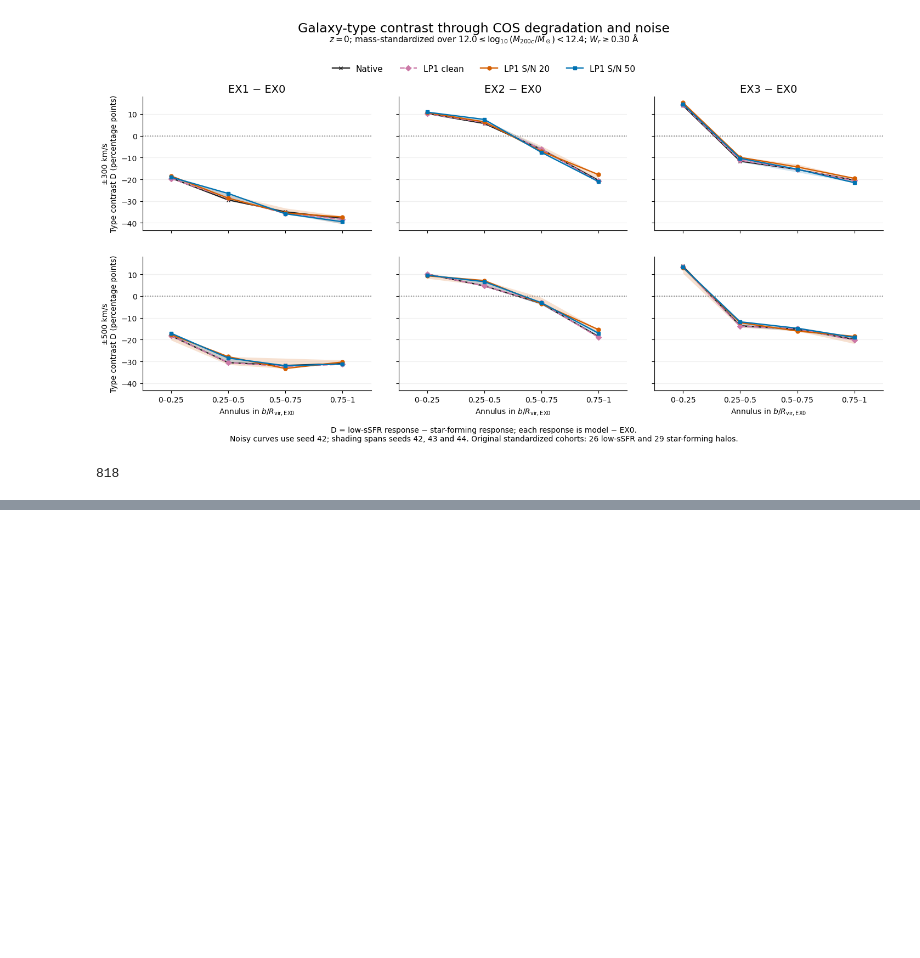
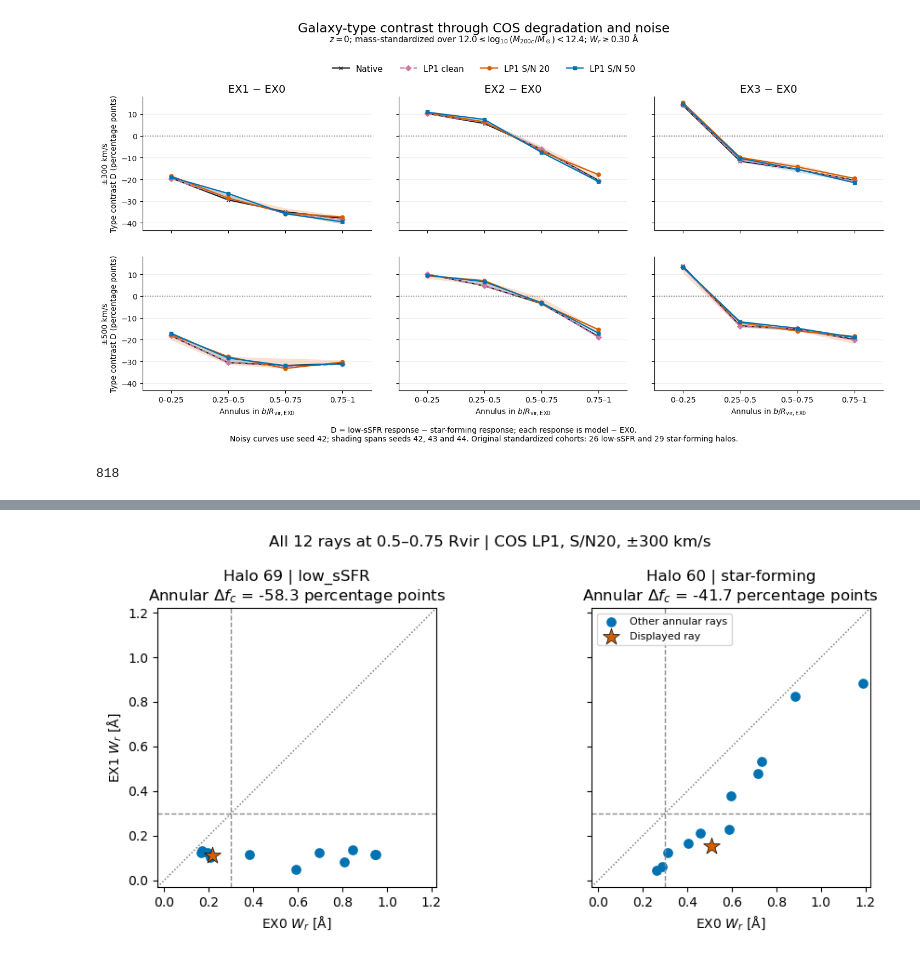
Before and after one commit to gogoi7/lya_forest_ml, a Jupyter notebook: notebooks/03_experiments.ipynb, the cells around one changed output, grey strips where cells are left out. Drawn from its saved outputs; the diff is of its cells as text; code cells hidden in the pictures; blank space fills up the shorter version.

Commit message:
Checkpoint galaxy figures, spectrum viewer, and local cutout workflow

```diff
--- a/notebooks/03_experiments.ipynb
+++ b/notebooks/03_experiments.ipynb
@@ -3714,0 +4128,80 @@ robustness_caption = (
+# %%
+fig, axes = plt.subplots(
+    1, 2, figsize=(10, 4.5), sharex=True, sharey=True
+)
+audit_rows = []
+limits = [0.0, 0.30]
+
+for ax, group_id, plotted_ray in zip(
+    axes, showcase_halo_ids, showcase_plot_ids
+):
+    reference_rays = showcase_data["EX_0"]["rays"]
+    ids = reference_rays.index[
+        reference_rays["group_id_EX0"].eq(group_id)
+        & reference_rays["b_bin"].eq(2)
+    ]
+
+    ew = {}
+    for model in ["EX_0", "EX_1"]:
+        data = showcase_data[model]
+        ew[model] = pd.Series(
+            data["ew_300"]["lp1_snr20"],
+            index=data["rays"].index,
+        ).loc[ids]
+
+    w0, w1 = ew["EX_0"], ew["EX_1"]
+    covered0, covered1 = w0.ge(0.30), w1.ge(0.30)
+    delta_fc = 100 * (covered1.mean() - covered0.mean())
+
+    other = ids != plotted_ray
+    ax.scatter(
+        w0.loc[ids[other]], w1.loc[ids[other]],
+        s=45, color="#0072B2", label="Other annular rays",
+    )
+    ax.scatter(
+        w0.loc[plotted_ray], w1.loc[plotted_ray],
+        marker="*", s=180, color="#D55E00",
+        edgecolor="black", linewidth=0.5,
+        label="Displayed ray", zorder=5,
+    )
+
+    kind = showcase_halos.loc[group_id, "type_EX0"]
+    ax.set_title(
+        f"Halo {group_id} | {kind}\n"
+        rf"Annular $\Delta f_c$ = {delta_fc:+.1f} percentage points"
+    )
+    ax.set_xlabel(r"EX0 $W_r$ [Å]")
+    ax.axvline(0.30, color="0.55", linestyle="--", linewidth=1)
+    ax.axhline(0.30, color="0.55", linestyle="--", linewidth=1)
+
+    limits.extend(w0.to_list() + w1.to_list())
+    audit_rows.append({
+        "group_id_EX0": group_id,
+        "type_EX0": kind,
+        "n_rays": len(ids),
+        "covered_EX0": int(covered0.sum()),
+        "covered_EX1": int(covered1.sum()),
+        "uncovered_to_covered": int((~covered0 & covered1).sum()),
+        "covered_to_uncovered": int((covered0 & ~covered1).sum()),
+        "delta_fc030_pp": delta_fc,
+        "mean_delta_EW_A": (w1 - w0).mean(),
+    })
+
+bounds = (min(limits) - 0.03, max(limits) + 0.03)
+for ax in axes:
+    ax.plot(bounds, bounds, ":", color="0.4", linewidth=1)
+    ax.set(xlim=bounds, ylim=bounds)
+    ax.set_aspect("equal", adjustable="box")
+
+axes[0].set_ylabel(r"EX1 $W_r$ [Å]")
+axes[1].legend(fontsize=8, loc="upper left")
+fig.suptitle(
+    "All 12 rays at 0.5–0.75 Rvir | COS LP1, S/N20, ±300 km/s",
+    fontsize=12,
+)
+fig.tight_layout()
+plt.show()
+
+display(pd.DataFrame(audit_rows).set_index("group_id_EX0").round(3))
+# %% [output]
+[figure, added]
```
Also changed, not shown: parts of 10 cells of this notebook, 5 other files.
